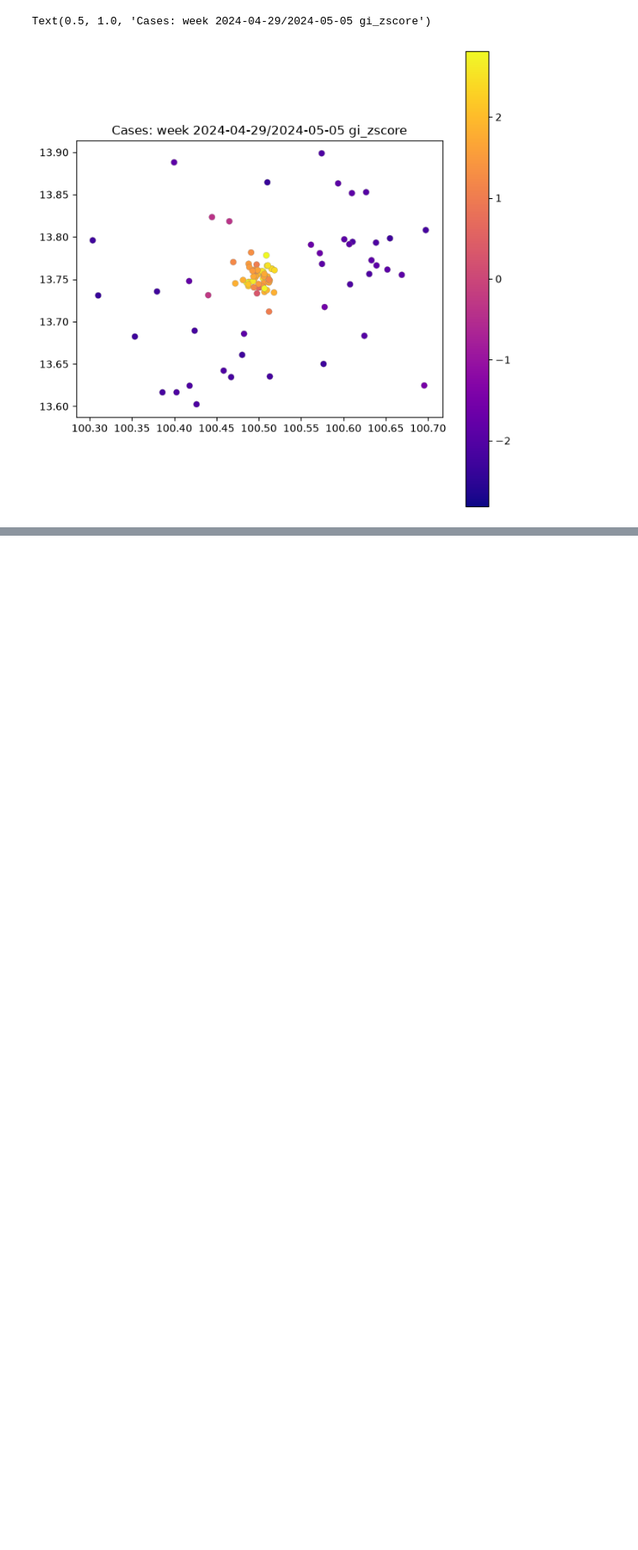
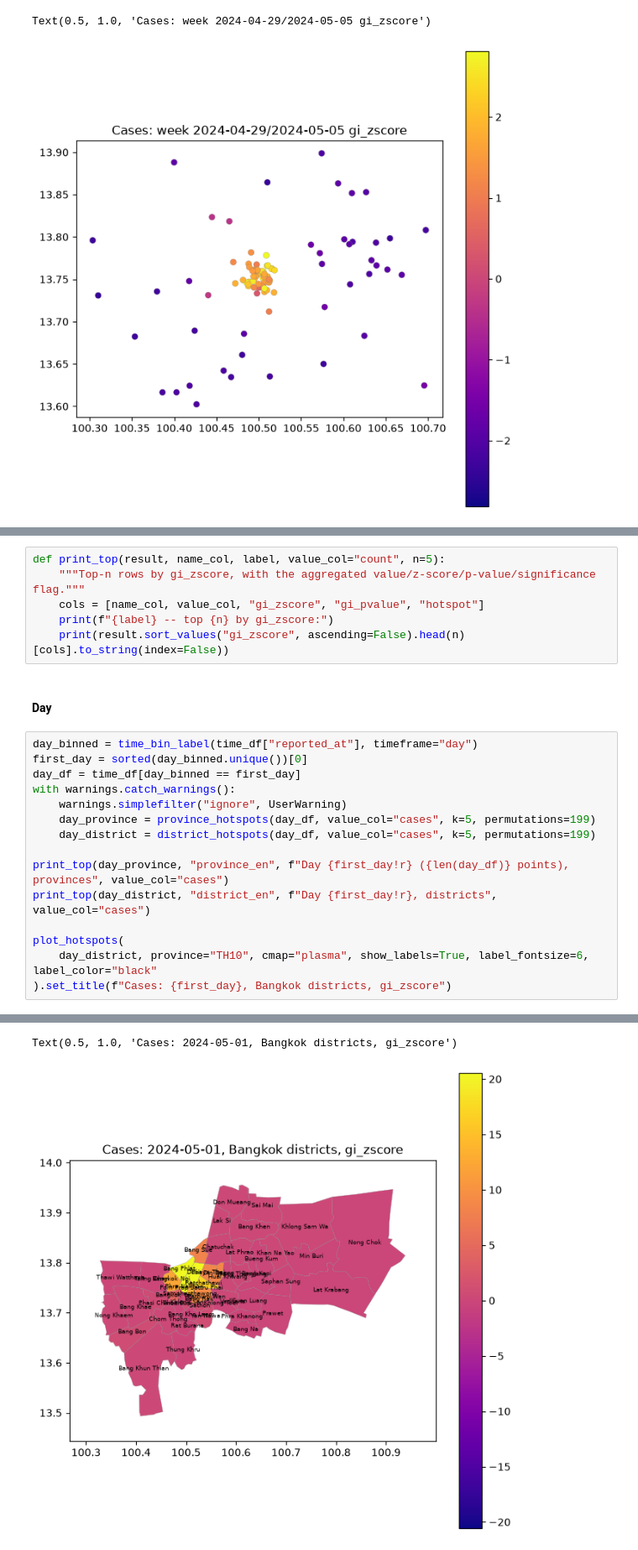
Before and after one commit to nongwarodom/spatialdetection, a Jupyter notebook: notebooks/quickstart.ipynb, the cells around one changed output, grey strips where cells are left out. Shown at 84% size. Cells and saved outputs as stored; diff of their text form; blank space fills up the shorter version.

```diff
--- a/notebooks/quickstart.ipynb
+++ b/notebooks/quickstart.ipynb
@@ -635,0 +489,24 @@ Text(0.5, 1.0, 'Cases: 2024-05, Bangkok districts, gi_zscore')
+# %%
+def print_top(result, name_col, label, value_col="count", n=5):
+    """Top-n rows by gi_zscore, with the aggregated value/z-score/p-value/significance flag."""
+    cols = [name_col, value_col, "gi_zscore", "gi_pvalue", "hotspot"]
+    print(f"{label} -- top {n} by gi_zscore:")
+    print(result.sort_values("gi_zscore", ascending=False).head(n)[cols].to_string(index=False))
+# %% [markdown]
+#### Day
+# %%
+day_binned = time_bin_label(time_df["reported_at"], timeframe="day")
+first_day = sorted(day_binned.unique())[0]
+day_df = time_df[day_binned == first_day]
+with warnings.catch_warnings():
+    warnings.simplefilter("ignore", UserWarning)
+    day_province = province_hotspots(day_df, value_col="cases", k=5, permutations=199)
+    day_district = district_hotspots(day_df, value_col="cases", k=5, permutations=199)
+
+print_top(day_province, "province_en", f"Day {first_day!r} ({len(day_df)} points), provinces", value_col="cases")
+print_top(day_district, "district_en", f"Day {first_day!r}, districts", value_col="cases")
+
+plot_hotspots(
+    day_district, province="TH10", cmap="plasma", show_labels=True, label_fontsize=6, label_color="black"
+).set_title(f"Cases: {first_day}, Bangkok districts, gi_zscore")
+# %% [output]
@@ -635,0 +527,2 @@ Text(0.5, 1.0, 'Cases: 2024-05, Bangkok districts, gi_zscore')
+Text(0.5, 1.0, 'Cases: 2024-05-01, Bangkok districts, gi_zscore')
+[figure, added]
```
Also changed, not shown: parts of 33 cells of this notebook, 2 other files.
